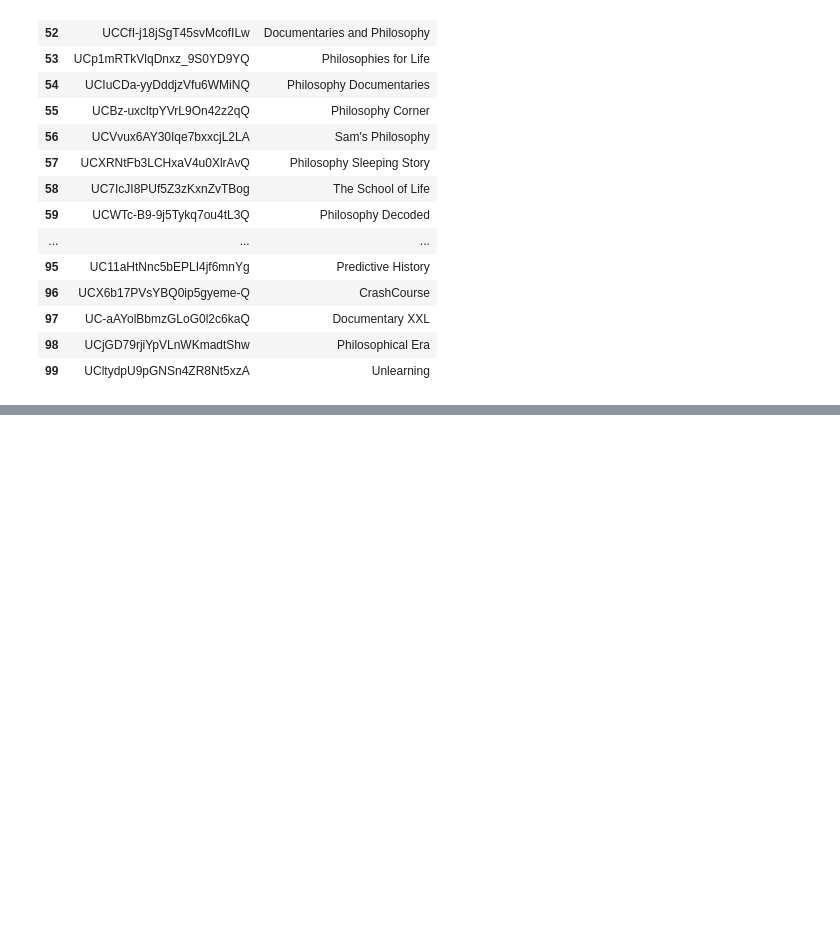
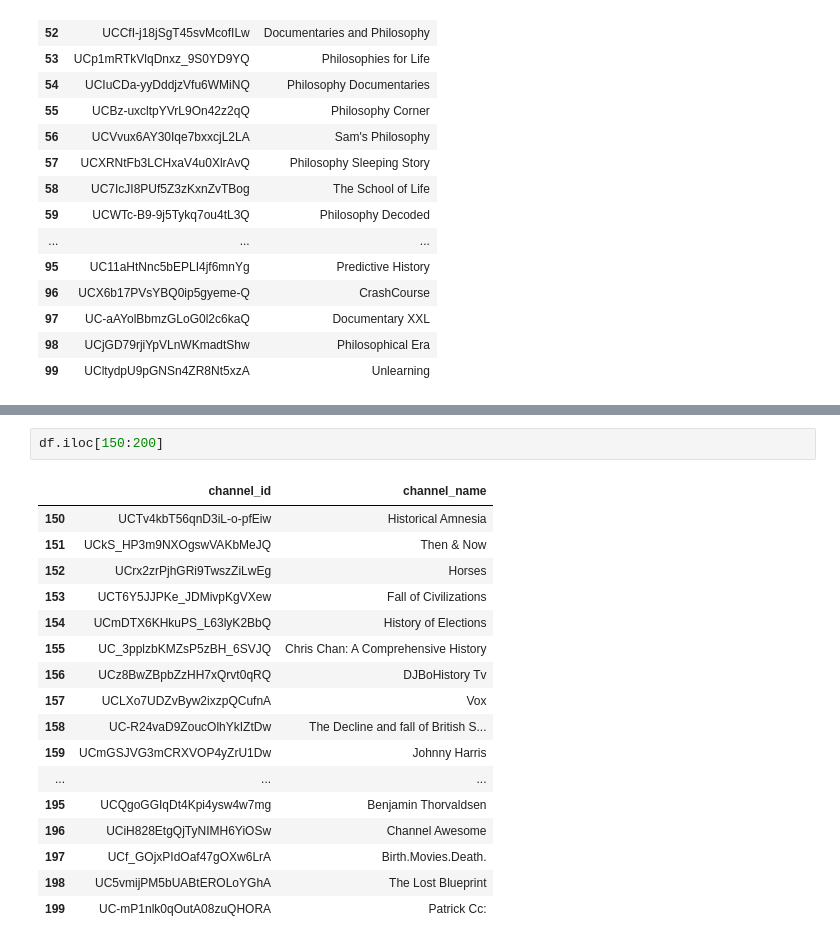
Before and after one commit to ricd99/videos_while_you_eat, a Jupyter notebook: notebooks/yt_data_2.ipynb, the cells around one changed output, grey strips where cells are left out. Cells and saved outputs as stored; diff of their text form; blank space fills up the shorter version.

Commit message:
finished manually checking api channels

```diff
--- a/notebooks/yt_data_2.ipynb
+++ b/notebooks/yt_data_2.ipynb
@@ -280,0 +286,20 @@ df.iloc[100:149]
+# %%
+df.iloc[150:200]
+# %% [output]
+|  | channel_id | channel_name |
+| 150 | UCTv4kbT56qnD3iL-o-pfEiw | Historical Amnesia |
+| 151 | UCkS_HP3m9NXOgswVAKbMeJQ | Then & Now |
+| 152 | UCrx2zrPjhGRi9TwszZiLwEg | Horses |
+| 153 | UCT6Y5JJPKe_JDMivpKgVXew | Fall of Civilizations |
+| 154 | UCmDTX6KHkuPS_L63lyK2BbQ | History of Elections |
+| 155 | UC_3pplzbKMZsP5zBH_6SVJQ | Chris Chan: A Comprehensive History |
+| 156 | UCz8BwZBpbZzHH7xQrvt0qRQ | DJBoHistory Tv |
+| 157 | UCLXo7UDZvByw2ixzpQCufnA | Vox |
+| 158 | UC-R24vaD9ZoucOlhYkIZtDw | The Decline and fall of British S... |
+| 159 | UCmGSJVG3mCRXVOP4yZrU1Dw | Johnny Harris |
+| ... | ... | ... |
+| 195 | UCQgoGGIqDt4Kpi4ysw4w7mg | Benjamin Thorvaldsen |
+| 196 | UCiH828EtgQjTyNIMH6YiOSw | Channel Awesome |
+| 197 | UCf_GOjxPIdOaf47gOXw6LrA | Birth.Movies.Death. |
+| 198 | UC5vmijPM5bUABtEROLoYGhA | The Lost Blueprint |
+| 199 | UC-mP1nlk0qOutA08zuQHORA | Patrick Cc: |
```
Also changed, not shown: parts of 4 cells of this notebook.
